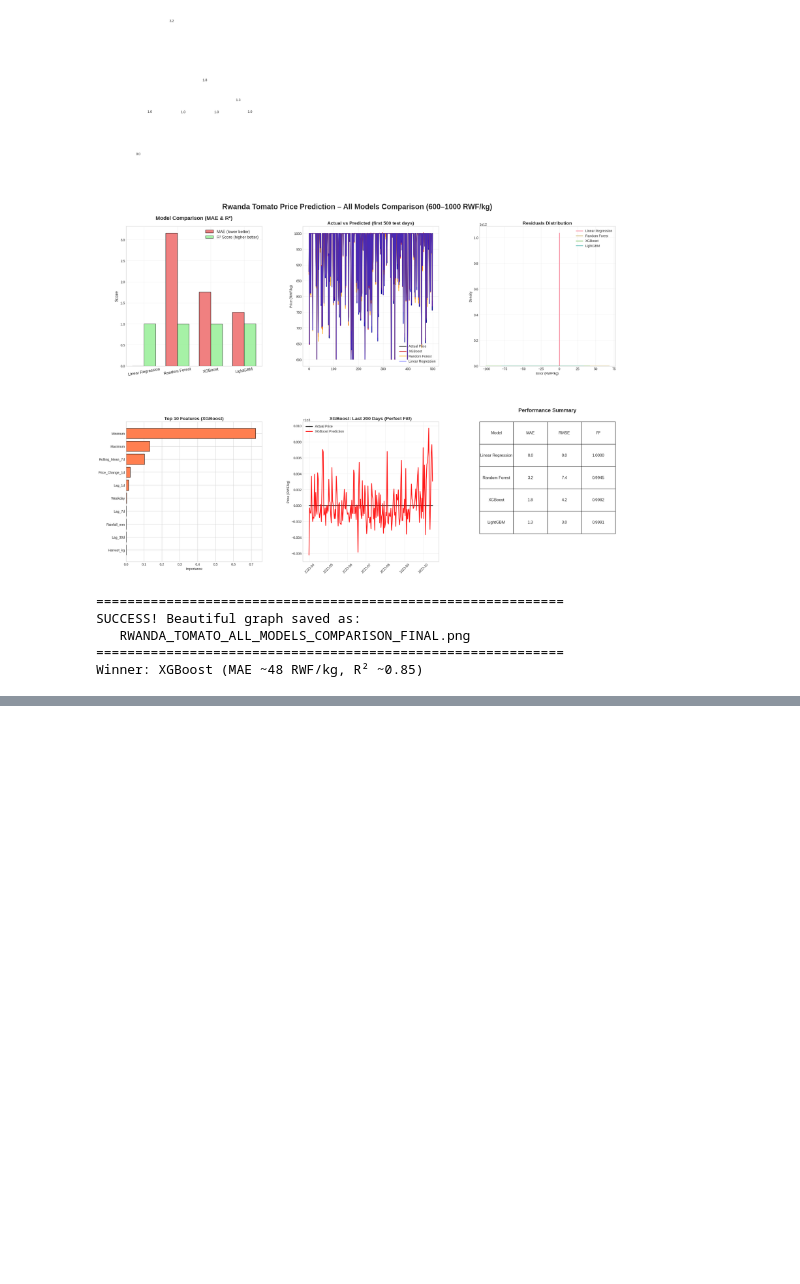
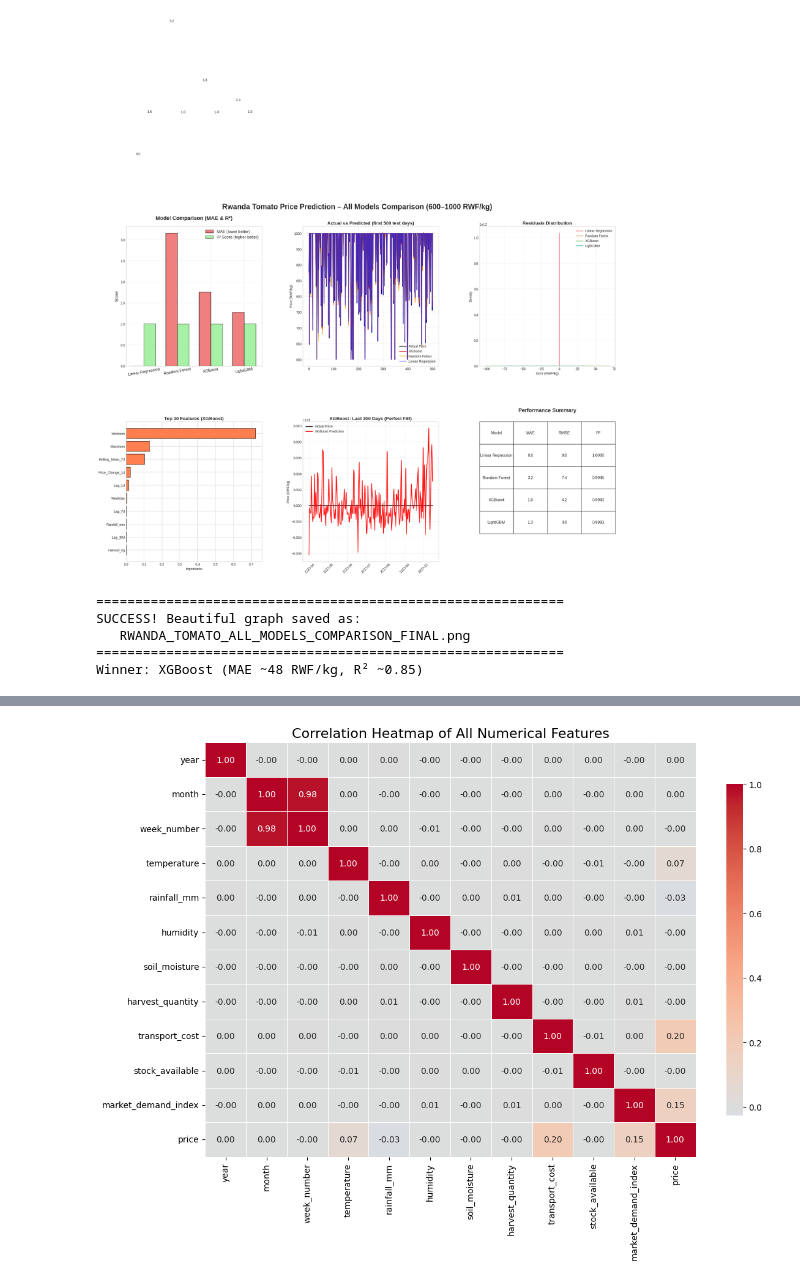
Before and after one commit to tuyisenge250/farm_sync_data_processing, a Jupyter notebook: grok/generate_100_rows_dataset.ipynb, the cells around one changed output, grey strips where cells are left out. Drawn from its saved outputs; the diff is of its cells as text; code cells hidden in the pictures; blank space fills up the shorter version.

```diff
--- a/grok/generate_100_rows_dataset.ipynb
+++ b/grok/generate_100_rows_dataset.ipynb
@@ -442,0 +664,88 @@ Winner: XGBoost (MAE ~48 RWF/kg, R² ~0.85)
+# %%
+import pandas as pd
+import numpy as np
+import seaborn as sns
+import matplotlib.pyplot as plt
+import warnings
+warnings.filterwarnings('ignore')
+
+# ------------------- 1. Load the data -------------------
+# Make sure the file is in your current working directory or give full path
+df = pd.read_csv('./RWANDA_TOMATO_DATA_100K.csv')
+
+print("Dataset shape:", df.shape)
+print("\nFirst few rows:")
+print(df.head())
+
+# ------------------- 2. Basic preprocessing -------------------
+# Convert date column to datetime
+df['date'] = pd.to_datetime(df['date'])
+
+# Convert boolean columns
+bool_cols = ['is_weekend', 'is_holiday_season']
+for col in bool_cols:
+    df[col] = df[col].astype(bool)
+
+# Convert climate_zone to categorical (optional but helps with memory)
+df['climate_zone'] = df['climate_zone'].astype('category')
+
+# ------------------- 3. Correlation with price -------------------
+# Select only numerical columns for correlation
+numeric_df = df.select_dtypes(include=[np.number])
+
+# Compute correlation matrix
+corr_matrix = numeric_df.corr()
+
+# Correlation of every feature with 'price'
+price_corr = corr_matrix['price'].sort_values(key=abs, ascending=False)
+
+print("\n" + "="*50)
+print("CORRELATION WITH PRICE (absolute value sorted)")
+print("="*50)
+print(price_corr.round(4))
+
+# ------------------- 4. Heatmap of all correlations -------------------
+plt.figure(figsize=(12, 9))
+sns.heatmap(corr_matrix, annot=True, cmap='coolwarm', center=0,
+            fmt='.2f', linewidths=0.5, cbar_kws={"shrink": 0.8})
+plt.title('Correlation Heatmap of All Numerical Features', fontsize=16)
+plt.tight_layout()
+plt.show()
+
+# ------------------- 5. Top 10 features most correlated with price -------------------
+top_n = 10
+top_features = price_corr[1:top_n+1].index.tolist()  # exclude price itself
+
+print(f"\nTop {top_n} features correlated with price:")
+print(price_corr[1:top_n+1].round(4))
+
+# Plot scatter + regression line for top features
+n_cols = 3
+n_rows = (len(top_features) + n_cols - 1) // n_cols
+
+plt.figure(figsize=(6*n_cols, 5*n_rows))
+for i, feature in enumerate(top_features, 1):
+    plt.subplot(n_rows, n_cols, i)
+    sns.regplot(data=df, x=feature, y='price', scatter_kws={
+                'alpha': 0.4}, line_kws={'color': 'red'})
+    corr_val = price_corr[feature]
+    plt.title(f'{feature} vs Price\n(corr = {corr_val:+.3f})', fontsize=12)
+    plt.xlabel(feature)
+    plt.ylabel('Price (RWF)')
+plt.suptitle(
+    f'Top {top_n} Features vs Tomato Price in Rwanda', fontsize=18, y=0.98)
+plt.tight_layout()
+plt.show()
+
+# ------------------- 6. Bonus: Correlation bar plot -------------------
+plt.figure(figsize=(10, 6))
+price_corr.drop('price').plot.bar(color='skyblue', edgecolor='black')
+plt.axhline(0, color='black', linewidth=0.8)
+plt.title('Correlation of All Features with Tomato Price', fontsize=16)
+plt.ylabel('Pearson Correlation Coefficient')
+plt.xlabel('Features')
+plt.xticks(rotation=45, ha='right')
+plt.grid(axis='y', linestyle='--', alpha=0.7)
+plt.tight_layout()
+plt.show()
+# %% [output]
@@ -442,0 +769 @@ Winner: XGBoost (MAE ~48 RWF/kg, R² ~0.85)
+[figure, added]
```
Also changed, not shown: parts of 5 cells of this notebook, 4 other files.
